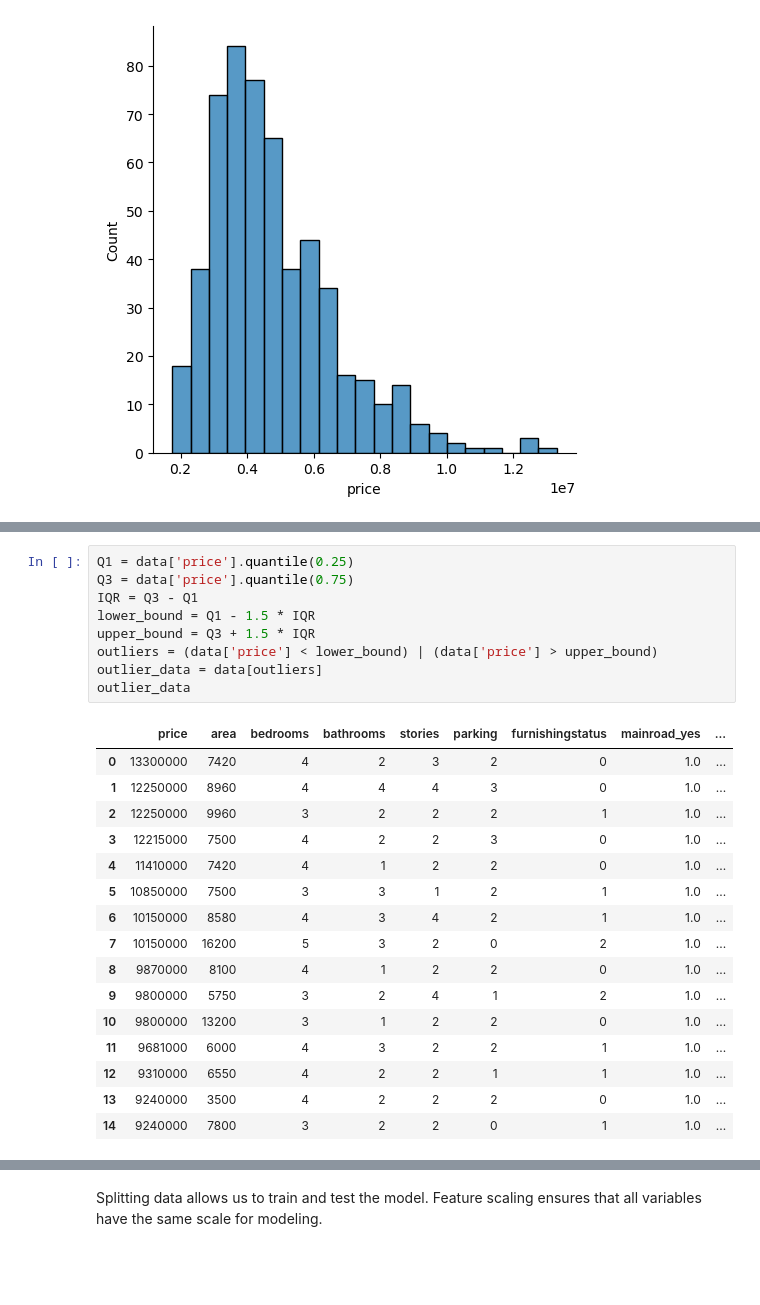
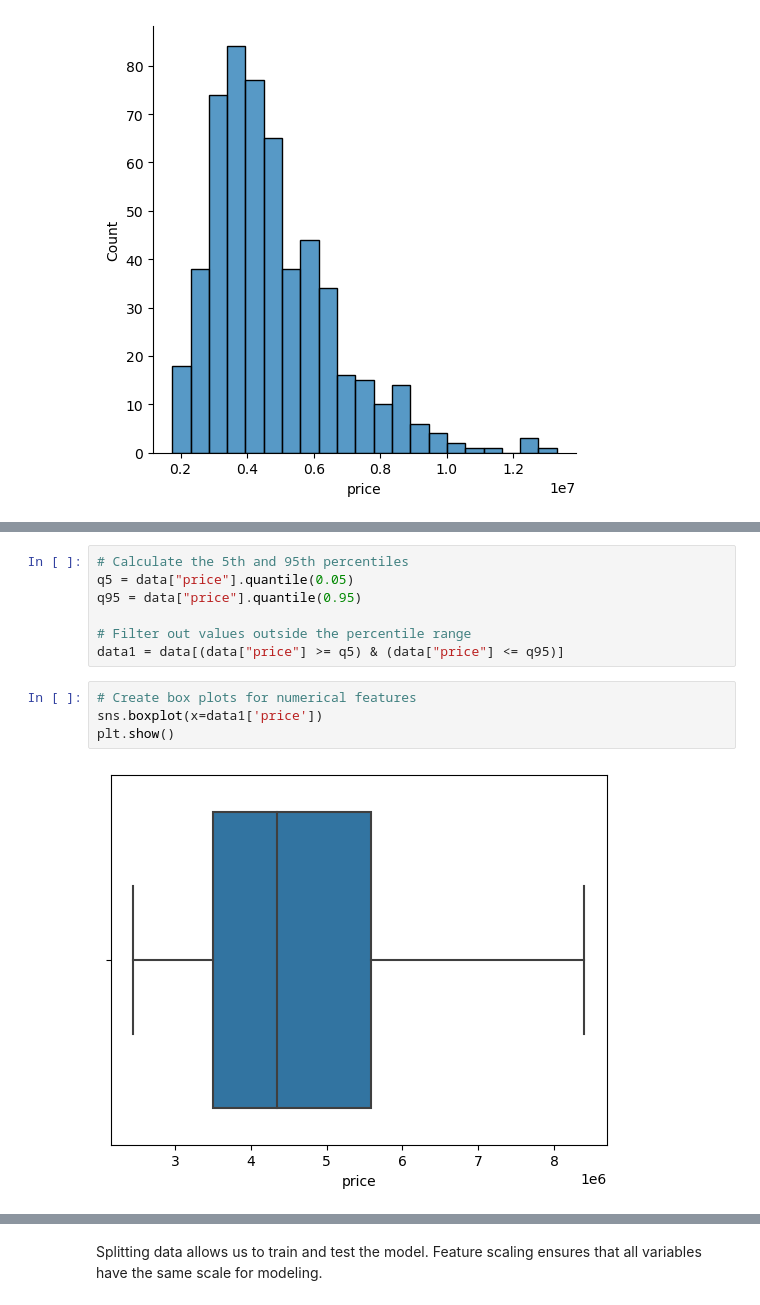
Before and after one commit to ashish26meshram/MLProject, a Jupyter notebook: Housing Price Predication/Housing Price Prediction.ipynb, the cells around one changed output, grey strips where cells are left out. Drawn from its saved outputs; the diff is of its cells as text; blank space fills up the shorter version.

```diff
--- a/Housing Price Predication/Housing Price Prediction.ipynb
+++ b/Housing Price Predication/Housing Price Prediction.ipynb
@@ -294,29 +372,16 @@ sns.boxplot(x=data['price'])
 plt.show()
 # %% [output]
 [figure]
-# %%
-Q1 = data['price'].quantile(0.25)
-Q3 = data['price'].quantile(0.75)
-IQR = Q3 - Q1
-lower_bound = Q1 - 1.5 * IQR
-upper_bound = Q3 + 1.5 * IQR
-outliers = (data['price'] < lower_bound) | (data['price'] > upper_bound)
-outlier_data = data[outliers]
-outlier_data
-# %% [output]
-|  | price | area | bedrooms | bathrooms | stories | parking | furnishingstatus | mainroad_yes | ... |
-| 0 | 13300000 | 7420 | 4 | 2 | 3 | 2 | 0 | 1.0 | ... |
-| 1 | 12250000 | 8960 | 4 | 4 | 4 | 3 | 0 | 1.0 | ... |
-| 2 | 12250000 | 9960 | 3 | 2 | 2 | 2 | 1 | 1.0 | ... |
-| 3 | 12215000 | 7500 | 4 | 2 | 2 | 3 | 0 | 1.0 | ... |
-| 4 | 11410000 | 7420 | 4 | 1 | 2 | 2 | 0 | 1.0 | ... |
-| 5 | 10850000 | 7500 | 3 | 3 | 1 | 2 | 1 | 1.0 | ... |
-| 6 | 10150000 | 8580 | 4 | 3 | 4 | 2 | 1 | 1.0 | ... |
-| 7 | 10150000 | 16200 | 5 | 3 | 2 | 0 | 2 | 1.0 | ... |
-| 8 | 9870000 | 8100 | 4 | 1 | 2 | 2 | 0 | 1.0 | ... |
-| 9 | 9800000 | 5750 | 3 | 2 | 4 | 1 | 2 | 1.0 | ... |
-| 10 | 9800000 | 13200 | 3 | 1 | 2 | 2 | 0 | 1.0 | ... |
-| 11 | 9681000 | 6000 | 4 | 3 | 2 | 2 | 1 | 1.0 | ... |
-| 12 | 9310000 | 6550 | 4 | 2 | 2 | 1 | 1 | 1.0 | ... |
-| 13 | 9240000 | 3500 | 4 | 2 | 2 | 2 | 0 | 1.0 | ... |
-| 14 | 9240000 | 7800 | 3 | 2 | 2 | 0 | 1 | 1.0 | ... |
+# %%
+# Calculate the 5th and 95th percentiles
+q5 = data["price"].quantile(0.05)
+q95 = data["price"].quantile(0.95)
+
+# Filter out values outside the percentile range
+data1 = data[(data["price"] >= q5) & (data["price"] <= q95)]
+# %%
+# Create box plots for numerical features
+sns.boxplot(x=data1['price'])
+plt.show()
+# %% [output]
+[figure, added]
```
Also changed, not shown: parts of 49 cells of this notebook, 1 other file.
